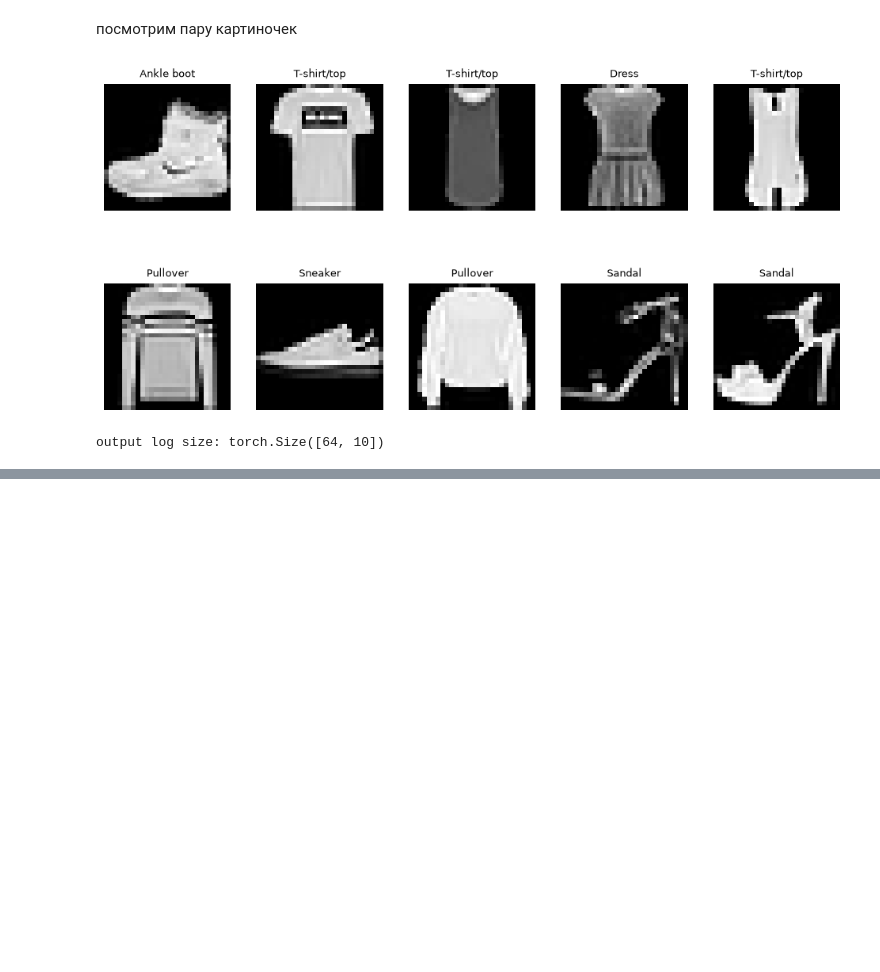
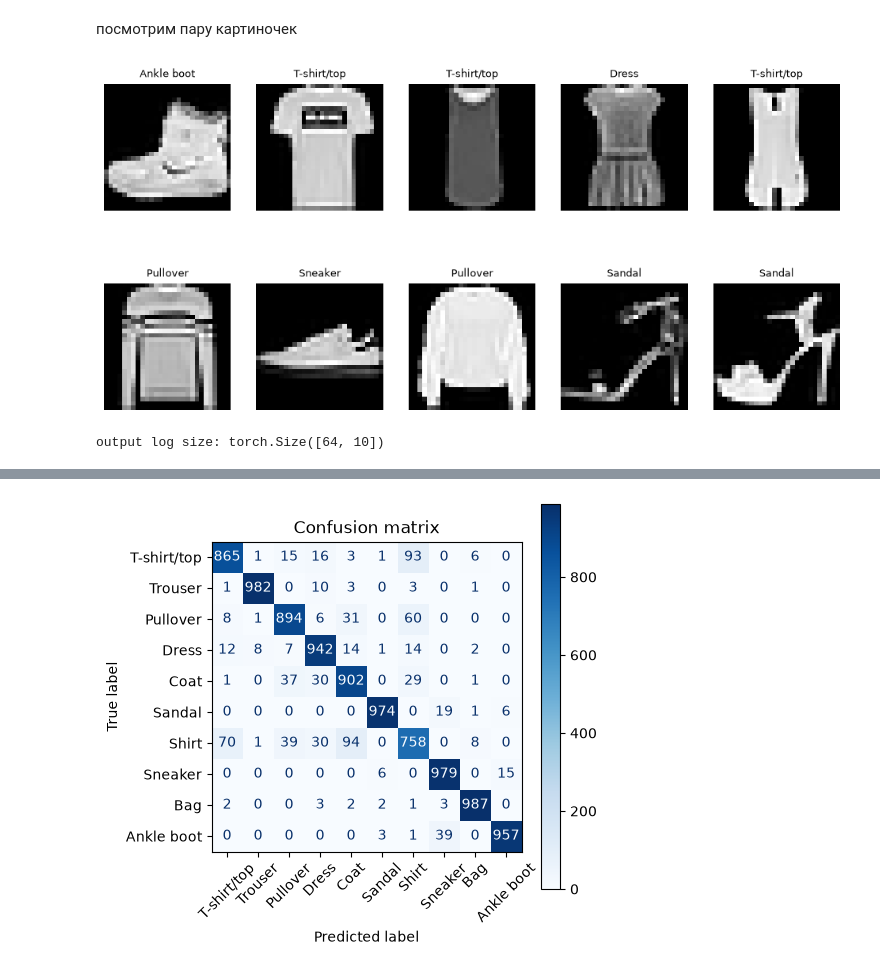
Before and after one commit to st3ffix08-commits/fashion-mnist, a Jupyter notebook: notebooks/notebook1.ipynb, the cells around one changed output, grey strips where cells are left out. Cells and saved outputs as stored; diff of their text form; code cells hidden in the pictures; blank space fills up the shorter version.

```diff
--- a/notebooks/notebook1.ipynb
+++ b/notebooks/notebook1.ipynb
@@ -84,6 +84,7 @@ class ModelFactory:
             model = models.vgg11(weights=weights)
             if in_channels != 3:
                 model.features[0] = nn.Conv2d(in_channels, 64, kernel_size = 3, padding=1)
+            model.features[20] = nn.Identity()
             model.classifier[6] = nn.Linear(model.classifier[6].in_features, num_classes)
             return model
         else:
@@ -176,0 +178,20 @@ test loss: 0.2205, test acc 0.9241
+# %%
+import pandas as pd
+
+results = []
+models_list = ['alexnet', 'vgg11']
+
+for model_name in models_list:
+    model = ModelFactory.get_model(model_name, num_classes=10, in_channels=1).to(device)
+    criterion = nn.CrossEntropyLoss()
+    optimizer = torch.optim.Adam(model.parameters(), lr=1e-3)
+
+    trainer = Trainer(model=model, criterion=criterion, optimizer=optimizer, device=device)
+    trainer.fit(train_loader, test_loader, epochs=5)
+    test_loss, test_acc = trainer.evaluate(test_loader)
+    results.append({
+        'model': model_name,
+        'test acc': round(test_acc * 100, 2)
+    })
+df_results = pd.DataFrame(results)
+print(df_results)
@@ -176,0 +222,26 @@ test loss: 0.2205, test acc 0.9241
+# %%
+from sklearn.metrics import confusion_matrix, ConfusionMatrixDisplay
+
+all_preds, all_labels = [], []
+
+resnet_model.eval()
+
+with torch.no_grad():
+    for images, labels in test_loader:
+        images = images.to(device)
+        outputs = resnet_model(images)
+        preds = outputs.argmax(dim=1)
+
+        all_preds.extend(preds.cpu().numpy())
+        all_labels.extend(labels.numpy())
+
+classes = test_loader.dataset.classes
+cm = confusion_matrix(all_labels, all_preds)
+
+fig, ax = plt.subplots(figsize=(5,5))
+disp = ConfusionMatrixDisplay(confusion_matrix=cm, display_labels=classes)
+disp.plot(ax=ax, cmap="Blues", values_format='d', xticks_rotation=45)
+plt.title('Confusion matrix')
+plt.show()
+# %% [output]
+[figure, added]
```
Also changed, not shown: parts of 8 cells of this notebook, 7 other files.
